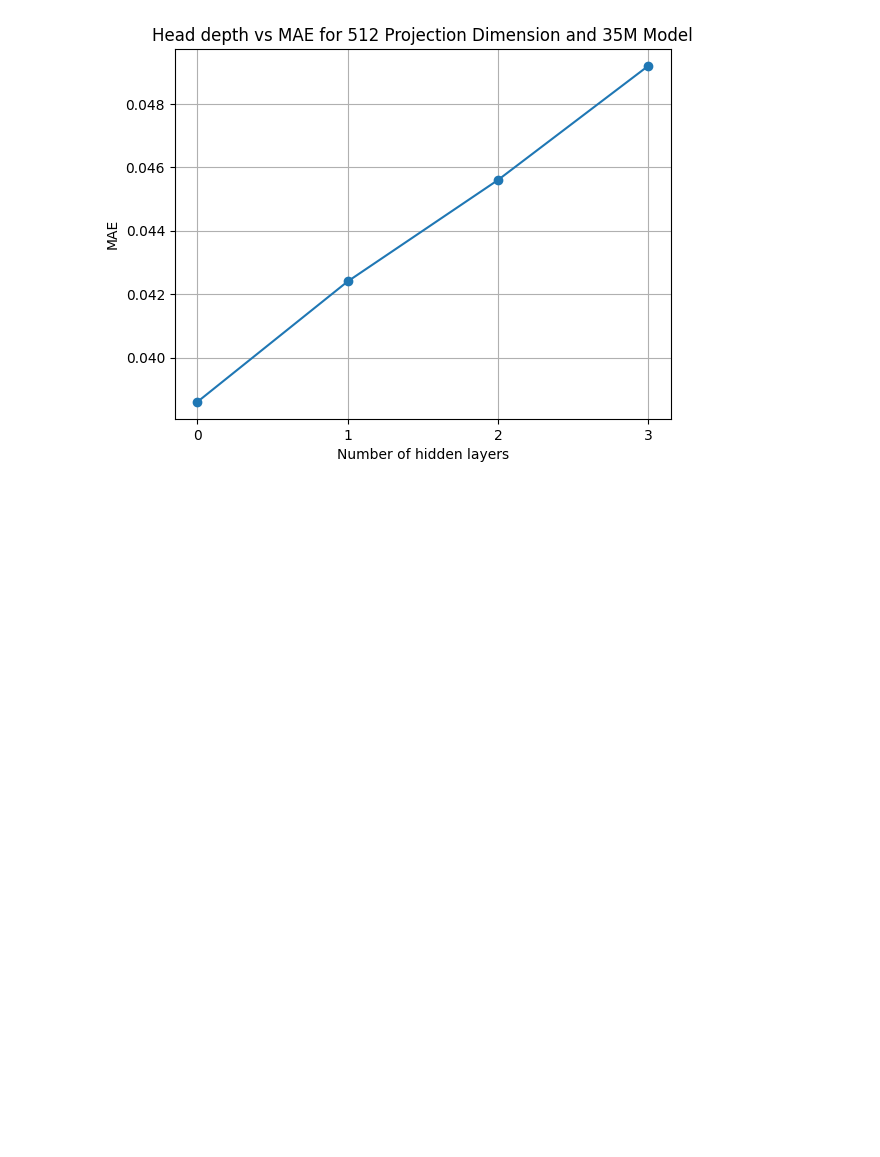
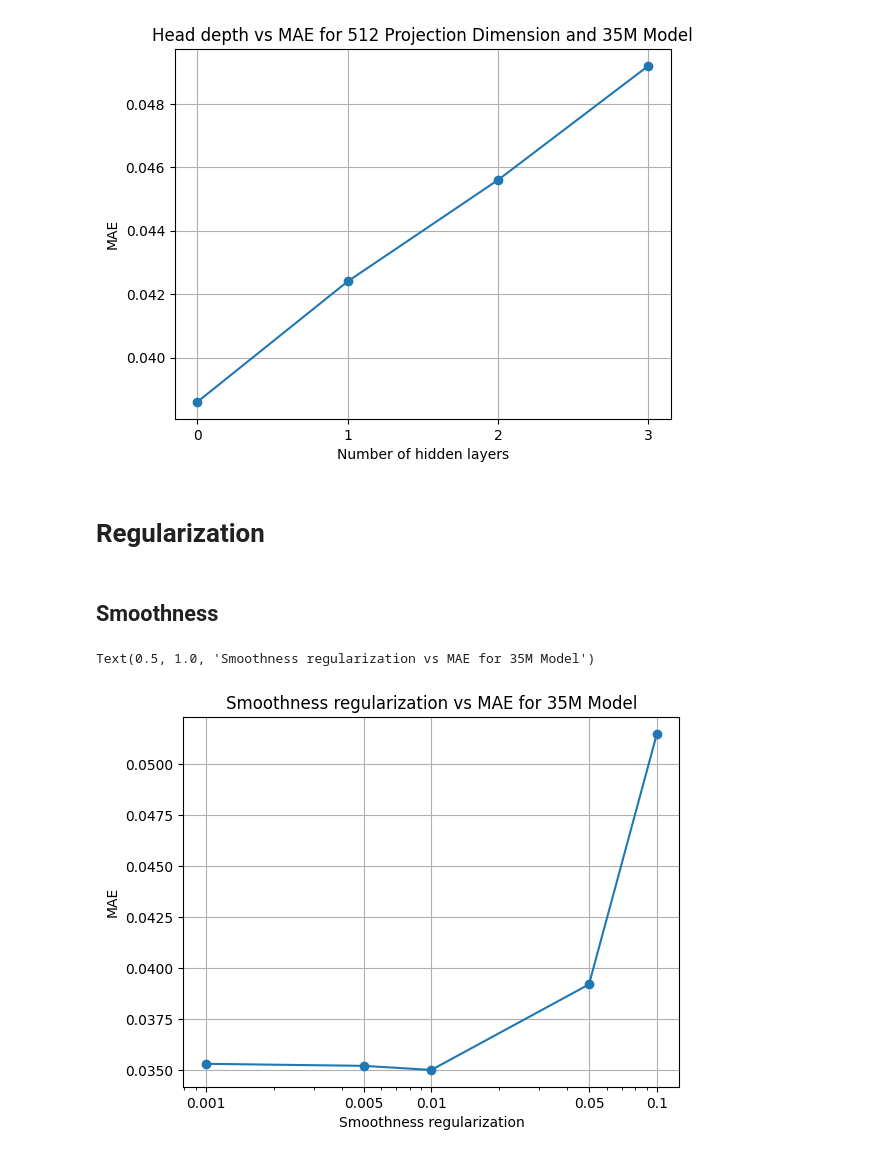
Before and after one commit to anthol42/QMAP, a Jupyter notebook: deepheuristic/notebooks/scaling_laws.ipynb, the cells around one changed output. Cells and saved outputs as stored; diff of their text form; code cells hidden in the pictures; blank space fills up the shorter version.

Commit message:
feat(analyze effect of regularization) + feat(new script to test combination of reg)

```diff
--- a/deepheuristic/notebooks/scaling_laws.ipynb
+++ b/deepheuristic/notebooks/scaling_laws.ipynb
@@ -133,3 +133,23 @@ plt.title("Head depth vs MAE for 512 Projection Dimension and 35M Model")
 # %% [output]
 Text(0.5, 1.0, 'Head depth vs MAE for 512 Projection Dimension and 35M Model')
 [figure]
+# %% [markdown]
+# Regularization
+# %% [markdown]
+## Smoothness
+# %%
+# For 35M model
+labels = [0.001, 0.005, 0.01, 0.05, 0.1]
+mae = [0.0353, 0.0352, 0.0350, 0.0392, 0.0515]
+plt.plot(labels, mae, marker='o', label='Smoothness regularization')
+plt.xlabel('Smoothness regularization')
+plt.ylabel('MAE')
+# Log2 scale for x-axis
+plt.xscale('log')
+plt.xticks(labels, labels)
+plt.grid()
+plt.title("Smoothness regularization vs MAE for 35M Model")
+# Conclusion:Smoothness seems to help a lot for generalization
+# %% [output]
+Text(0.5, 1.0, 'Smoothness regularization vs MAE for 35M Model')
+[figure, added]
```
Also changed, not shown: parts of 6 cells of this notebook, 1 other file.
